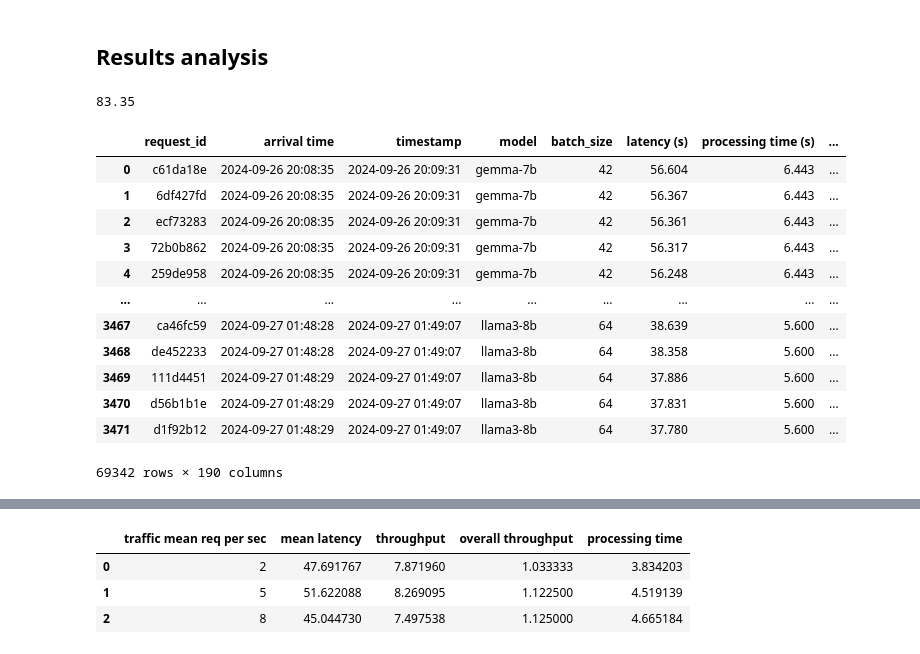
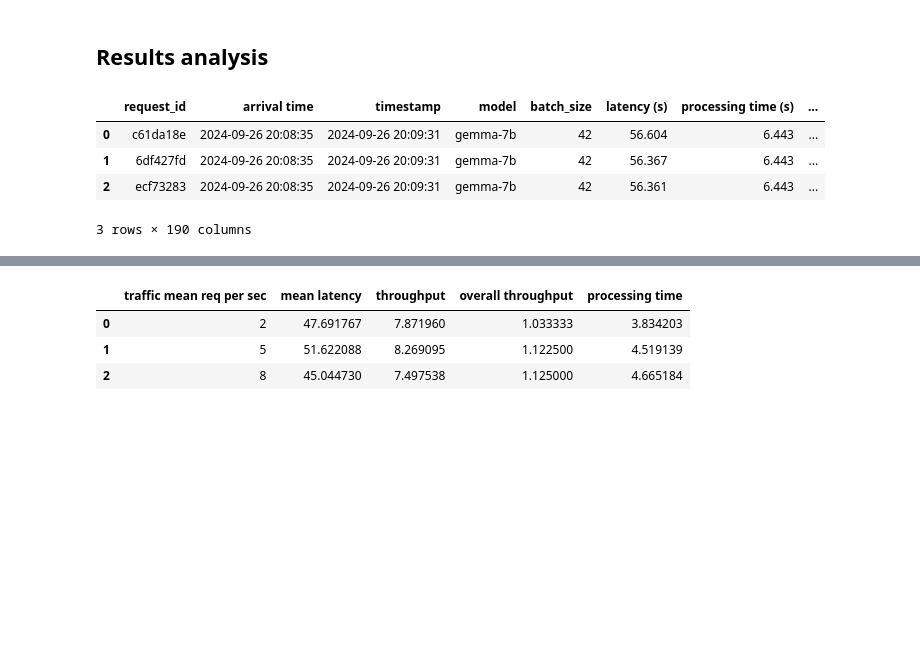
Before and after one commit to Antonio-MI/sincere, a Jupyter notebook: process_results.ipynb, the cells around one changed output, grey strips where cells are left out. Drawn from its saved outputs; the diff is of its cells as text; code cells hidden in the pictures; blank space fills up the shorter version.

```diff
--- a/process_results.ipynb
+++ b/process_results.ipynb
@@ -353,20 +331,8 @@ combined_df = pd.concat(dataframes.values())
-# %%
-round(sum(df["latency (s)"]<time_limit)/df.shape[0]*100,2)
-# %% [output]
-83.35
 # %%
-combined_df
+combined_df.head(3)
 # %% [output]
 |  | request_id | arrival time | timestamp | model | batch_size | latency (s) | processing time (s) | ... |
 | 0 | c61da18e | 2024-09-26 20:08:35 | 2024-09-26 20:09:31 | gemma-7b | 42 | 56.604 | 6.443 | ... |
 | 1 | 6df427fd | 2024-09-26 20:08:35 | 2024-09-26 20:09:31 | gemma-7b | 42 | 56.367 | 6.443 | ... |
 | 2 | ecf73283 | 2024-09-26 20:08:35 | 2024-09-26 20:09:31 | gemma-7b | 42 | 56.361 | 6.443 | ... |
-| 3 | 72b0b862 | 2024-09-26 20:08:35 | 2024-09-26 20:09:31 | gemma-7b | 42 | 56.317 | 6.443 | ... |
-| 4 | 259de958 | 2024-09-26 20:08:35 | 2024-09-26 20:09:31 | gemma-7b | 42 | 56.248 | 6.443 | ... |
-| ... | ... | ... | ... | ... | ... | ... | ... | ... |
-| 3467 | ca46fc59 | 2024-09-27 01:48:28 | 2024-09-27 01:49:07 | llama3-8b | 64 | 38.639 | 5.600 | ... |
-| 3468 | de452233 | 2024-09-27 01:48:28 | 2024-09-27 01:49:07 | llama3-8b | 64 | 38.358 | 5.600 | ... |
-| 3469 | 111d4451 | 2024-09-27 01:48:29 | 2024-09-27 01:49:07 | llama3-8b | 64 | 37.886 | 5.600 | ... |
-| 3470 | d56b1b1e | 2024-09-27 01:48:29 | 2024-09-27 01:49:07 | llama3-8b | 64 | 37.831 | 5.600 | ... |
-| 3471 | d1f92b12 | 2024-09-27 01:48:29 | 2024-09-27 01:49:07 | llama3-8b | 64 | 37.780 | 5.600 | ... |
-69342 rows × 190 columns
+3 rows × 190 columns
```
Also changed, not shown: parts of 9 cells of this notebook, 13 other files.
